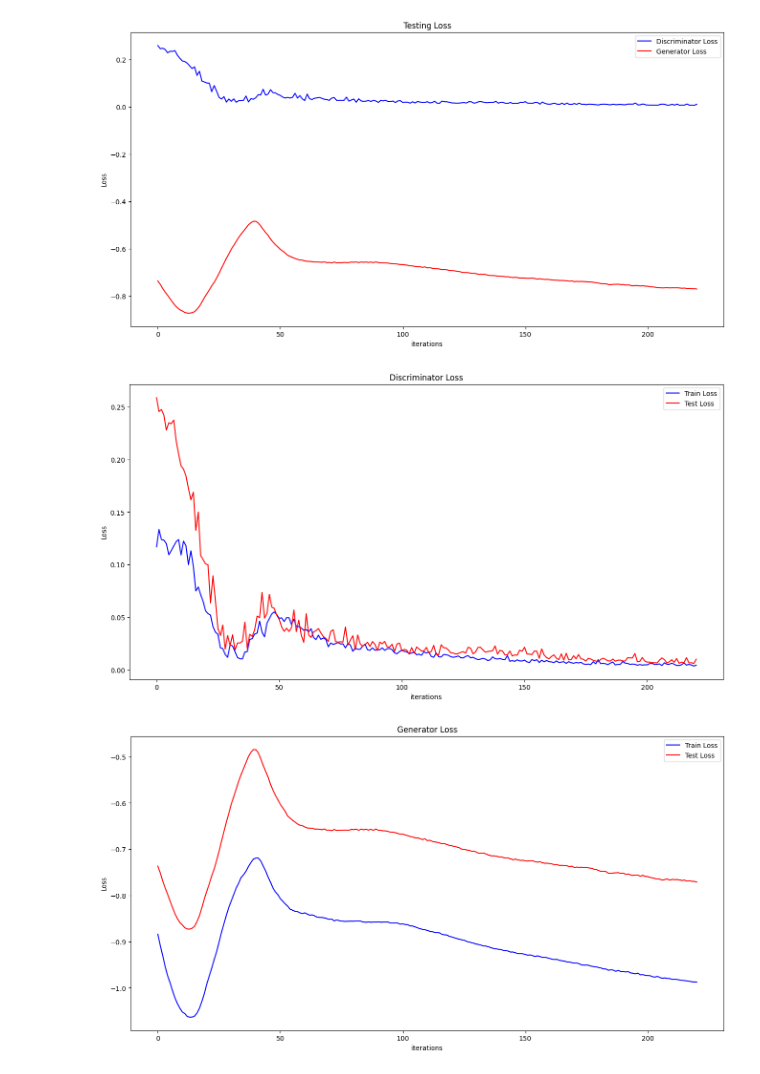
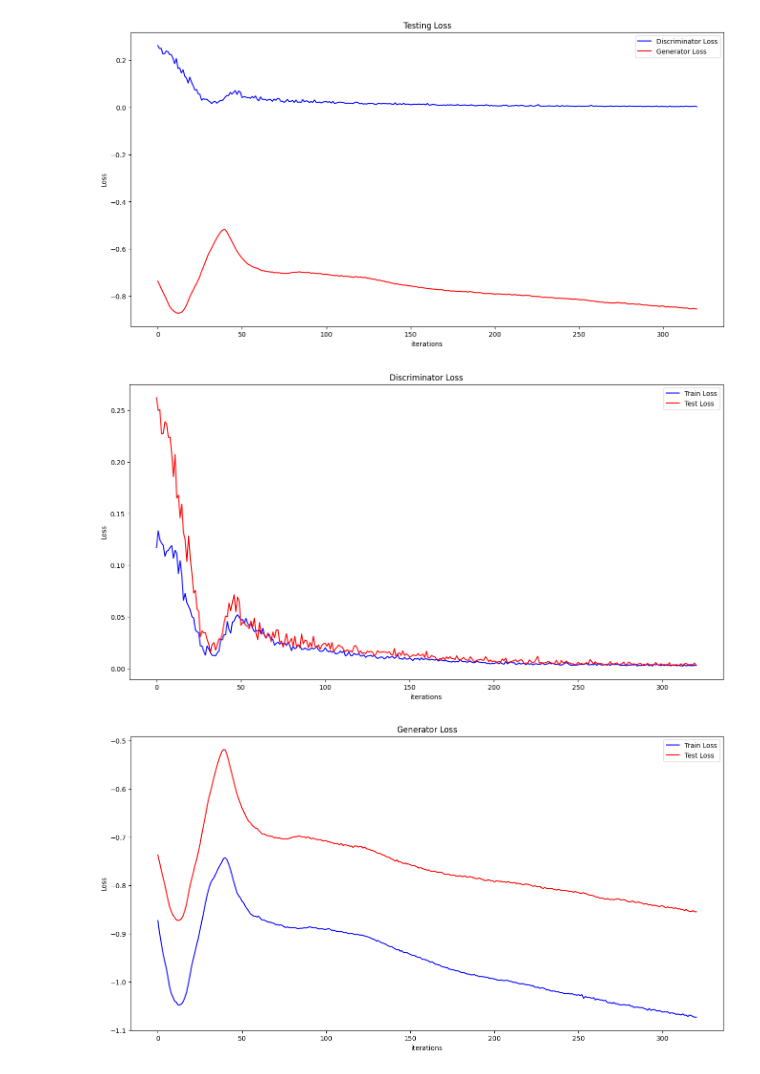
Before and after one commit to mahdimanian/dragan_btc, a Jupyter notebook: dragan_btc.ipynb, the cells around one changed output. Saved outputs shown, nothing was run; the diff lists cells and outputs as text; code cells hidden in the pictures.

```diff
--- a/dragan_btc.ipynb
+++ b/dragan_btc.ipynb
@@ -307,7 +307,8 @@ if __name__ == '__main__':
     random.seed(42)
     np.random.seed(42)
     tf.random.set_seed(42)
-    iterations = 271
+    #iterations = 371
+    iterations = 371
     input_win = 2
     output_win = 1
 
@@ -521,3 +522,3 @@ Train: 0.036    1271.82   810.16   0.995
-[figure, old version]
+[figure, new version]
-[figure, old version]
+[figure, new version]
-[figure, old version]
+[figure, new version]
```
Also changed, not shown: parts of 1 cell of this notebook, 1 other file.
